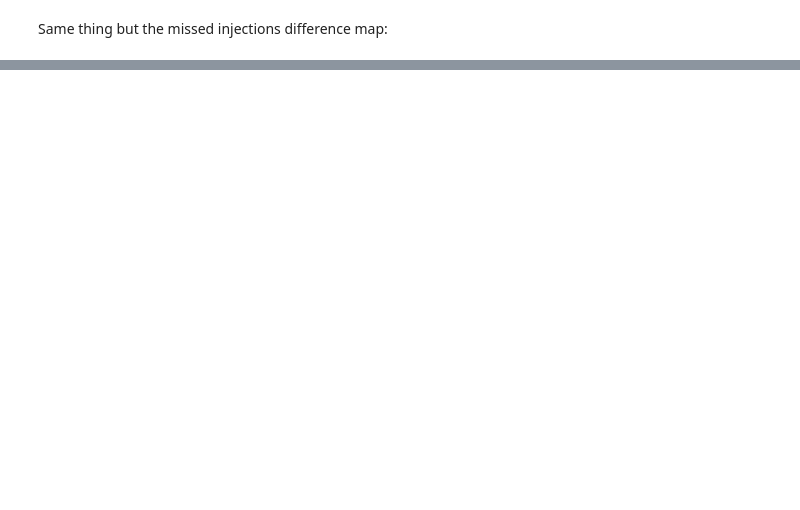
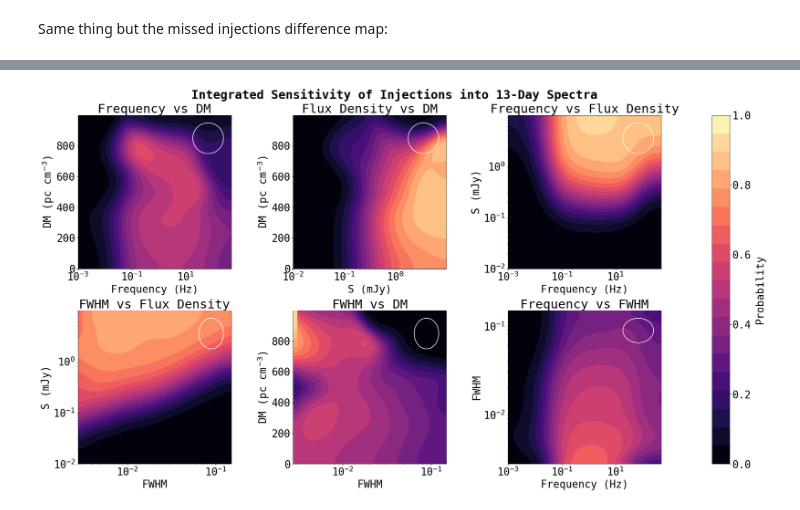
Before and after one commit to chime-sps/Transmissivity, a Jupyter notebook: results/injection_analysis_2d.ipynb, the cells around one changed output, grey strips where cells are left out. Drawn from its saved outputs; the diff is of its cells as text; code cells hidden in the pictures; blank space fills up the shorter version.

```diff
--- a/results/injection_analysis_2d.ipynb
+++ b/results/injection_analysis_2d.ipynb
@@ -771,0 +498,12 @@ Frequency vs FWHM                      -0.2850
+# %%
+RA_bins = np.arange(min(RA), max(RA), 0.5)
+Dec_bins = np.arange(min(Dec), max(Dec), 0.5)
+f_bins = np.logspace(np.log10(min(f)), np.log10(max(f)), 1000)
+DM_bins = np.arange(min(DM), 1000)
+S_bins = np.logspace(np.log10(min(S)), np.log10(max(S)), 1000)
+fwhm_bins = np.logspace(np.log10(min(fwhm)), np.log10(0.15), 1000)
+# %%
+f_dev = 100
+DM_dev = 100
+S_dev = 100
+FWHM_dev = 80
@@ -771,0 +546,87 @@ Frequency vs FWHM                      -0.2850
+# %%
+fig, ax = plt.subplots(2, 3, figsize=(26, 14), layout = 'constrained')
+ax = ax.flatten()
+
+#f vs DM
+cf0 = ax[0].contourf(f_bins[:-1], DM_bins[:-1], dm_f_ret_p_smooth,
+                           levels=au.make_levels(dm_f_ret_p_smooth),cmap='magma')
+ax[0].set_xscale('log')
+ax[0].set_xlabel('Frequency (Hz)')
+ax[0].set_ylabel(r'DM (pc cm$^{-3}$)')
+ax[0].set_title('Frequency vs DM')
+#ax[0].set_xlim(1e-2, max(f_bins))
+#ax[0].set_ylim(0, 700)
+ax[0].set_box_aspect(1)
+au.add_ellipse(ax[0], f_bins, DM_bins, f_dev, DM_dev, x_log=True)
+
+#S vs DM
+cf1 = ax[1].contourf(S_bins[:-1], DM_bins[:-1], dm_s_ret_p_smooth,
+                           levels=au.make_levels(dm_s_ret_p_smooth), cmap='magma')
+ax[1].set_xscale('log')
+ax[1].set_xlabel('S (mJy)')
+ax[1].set_ylabel(r'DM (pc cm$^{-3}$)')
+ax[1].set_title('Flux Density vs DM')
+#ax[1].set_xlim(1e-1, max(S_bins) - 1)
+#ax[1].set_ylim(0, 700)
+ax[1].set_box_aspect(1)
+au.add_ellipse(ax[1], S_bins, DM_bins, S_dev, DM_dev, x_log=True)
+
+#f vs S
+cf2 = ax[2].contourf(f_bins[:-1], S_bins[:-1], s_f_ret_p_smooth,
+                           levels=au.make_levels(s_f_ret_p_smooth), cmap='magma')
+ax[2].set_xscale('log')
+ax[2].set_yscale('log')
+ax[2].set_xlabel('Frequency (Hz)')
+ax[2].set_ylabel('S (mJy)')
+ax[2].set_title('Frequency vs Flux Density')
+ax[2].set_box_aspect(1)
+#ax[2].set_xlim(1e-2, max(f_bins))
+#ax[2].set_ylim(1e-1, max(S_bins) - 1)
+au.add_ellipse(ax[2], f_bins, S_bins, f_dev, S_dev, x_log=True, y_log=True)
+
+#FWHM vs S
+cf3 = ax[3].contourf(fwhm_bins[:-1], S_bins[:-1], s_fwhm_ret_p_smooth,
+                           levels=au.make_levels(s_fwhm_ret_p_smooth), cmap='magma')
+ax[3].set_xscale('log')
+ax[3].set_yscale('log')
+ax[3].set_xlabel('FWHM')
+ax[3].set_ylabel('S (mJy)')
+ax[3].set_title('FWHM vs Flux Density')
+ax[3].set_box_aspect(1)
+#ax[3].set_ylim(5e-2, max(S_bins) -1 )
+au.add_ellipse(ax[3], fwhm_bins, S_bins, FWHM_dev, S_dev, x_log=True, y_log=True)
+
+#FWHM vs DM
+cf4 = ax[4].contourf(fwhm_bins[:-1], DM_bins[:-1], dm_fwhm_ret_p_smooth,
+                           levels=au.make_levels(dm_fwhm_ret_p_smooth), cmap='magma')
+ax[4].set_xscale('log')
+ax[4].set_xlabel('FWHM')
+ax[4].set_ylabel(r'DM (pc cm$^{-3}$)')
+ax[4].set_title('FWHM vs DM')
+#ax[4].set_ylim(0, 700)
+ax[4].set_xlim(fwhm_bins[0], fwhm_bins[-2])
+ax[4].set_box_aspect(1)
+au.add_ellipse(ax[4], fwhm_bins, DM_bins, FWHM_dev, DM_dev, x_log=True)
+
+#f vs FWHM
+cf5 = ax[5].contourf(f_bins[:-1], fwhm_bins[:-1], fwhm_f_ret_p_smooth,
+                           levels=au.make_levels(fwhm_f_ret_p_smooth), cmap='magma')
+ax[5].set_xscale('log')
+ax[5].set_yscale('log')
+ax[5].set_xlabel('Frequency (Hz)')
+ax[5].set_ylabel('FWHM')
+ax[5].set_title('Frequency vs FWHM')
+ax[5].set_box_aspect(1)
+ax[5].set_ylim(fwhm_bins[0], fwhm_bins[-2])
+#ax[5].set_xlim(1e-2, max(f_bins))
+au.add_ellipse(ax[5], f_bins, fwhm_bins, f_dev, FWHM_dev, x_log=True, y_log=True)
+
+cbar = fig.colorbar(cf5, ax=ax, location='right', pad=0.08)
+cbar.set_label('Probability', labelpad=10)
+cbar.set_ticks([0, 0.2, 0.4, 0.6, 0.8, 1.0])
+
+fig.suptitle('Integrated Sensitivity of Injections into 13-Day Spectra',
+             fontsize=30, fontweight='bold')
+plt.show()
+# %% [output]
+[figure, added]
```
Also changed, not shown: parts of 25 cells of this notebook, 2 other files.
